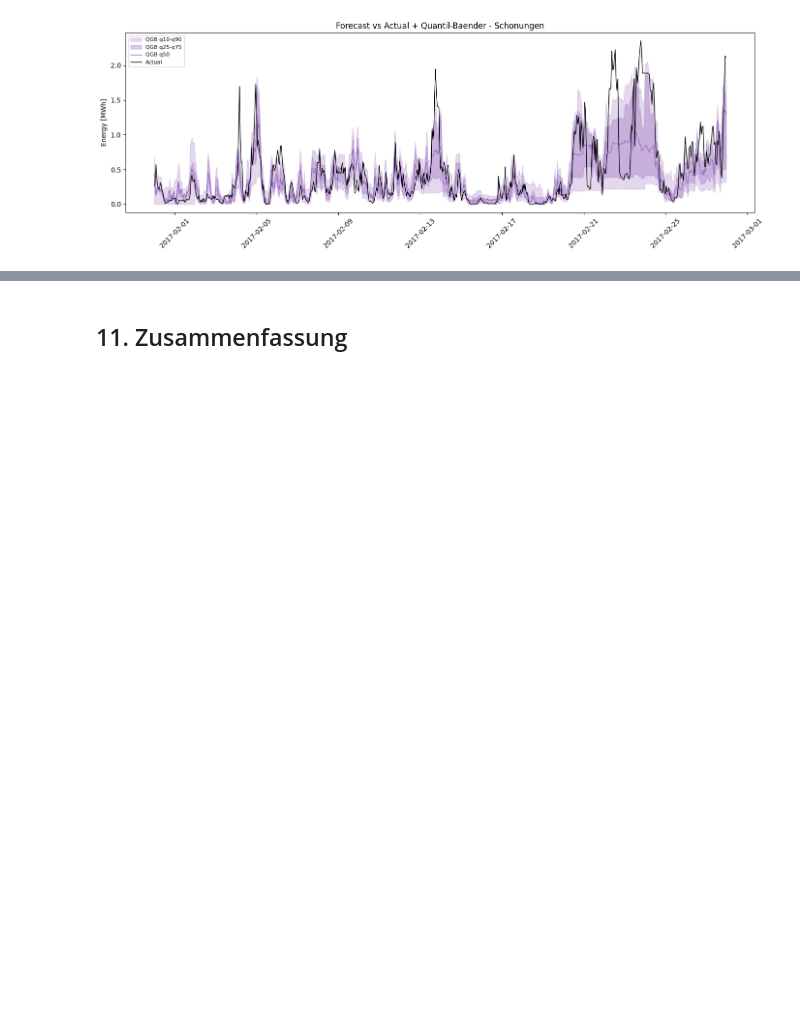
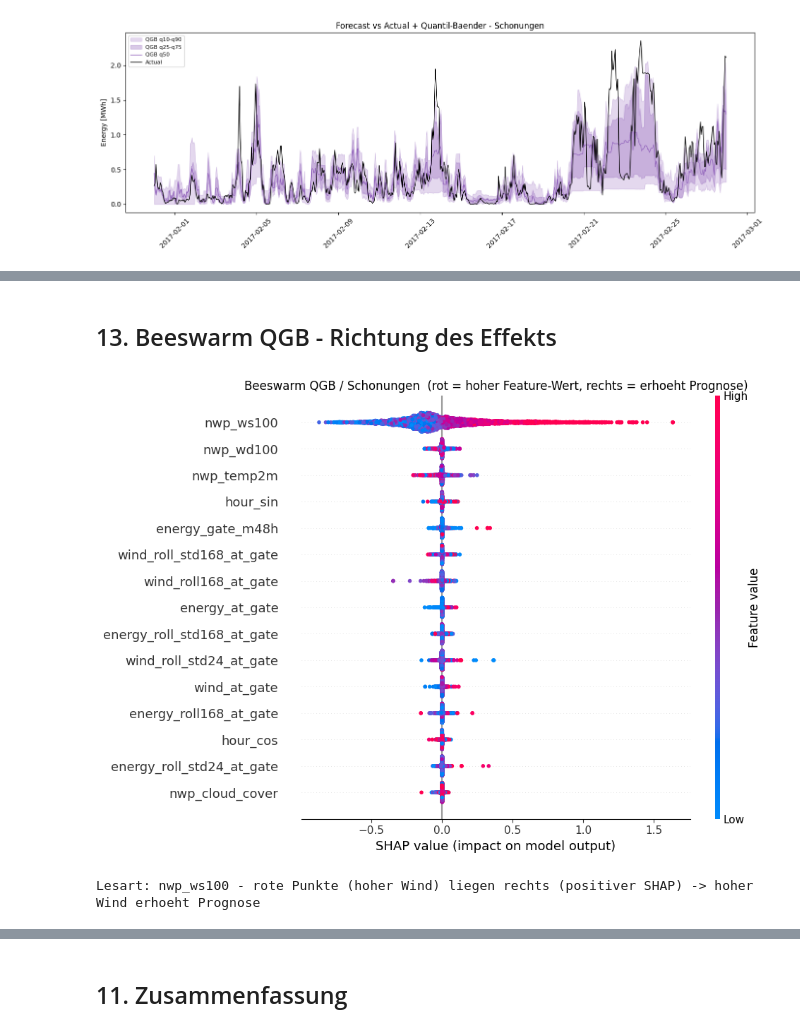
Before and after one commit to noahweis-uni/wind_bidding_project, a Jupyter notebook: notebooks/05_xai_analysis.ipynb, the cells around one changed output, grey strips where cells are left out. Saved outputs shown, nothing was run; the diff lists cells and outputs as text; code cells hidden in the pictures; blank space fills up the shorter version.

```diff
--- a/notebooks/05_xai_analysis.ipynb
+++ b/notebooks/05_xai_analysis.ipynb
@@ -230,0 +267,15 @@ plt.savefig(FIGURES_DIR / f"forecast_bands_{PLOT_PLANT.lower()}.png", dpi=150);
+# %% [markdown]
+## 13. Beeswarm QGB - Richtung des Effekts
+# %%
+# Beeswarm bestes Modell (QGB) - zeigt Wichtigkeit UND Richtung
+d = shap_data[(PLOT_PLANT, "qgb")]
+shap.summary_plot(d["shap_values"], np.asarray(d["X"]), feature_names=FEATURES,
+                  max_display=15, show=False)
+fig = plt.gcf(); fig.set_size_inches(10, 7)
+plt.title(f"Beeswarm QGB / {PLOT_PLANT}  (rot = hoher Feature-Wert, rechts = erhoeht Prognose)")
+plt.tight_layout()
+plt.savefig(FIGURES_DIR / f"shap_beeswarm_featured_qgb_{PLOT_PLANT.lower()}.png", dpi=150); plt.show()
+print("Lesart: nwp_ws100 - rote Punkte (hoher Wind) liegen rechts (positiver SHAP) -> hoher Wind erhoeht Prognose")
+# %% [output]
+[figure, added]
+Lesart: nwp_ws100 - rote Punkte (hoher Wind) liegen rechts (positiver SHAP) -> hoher Wind erhoeht Prognose
```
Also changed, not shown: parts of 5 cells of this notebook, 3 other files.
